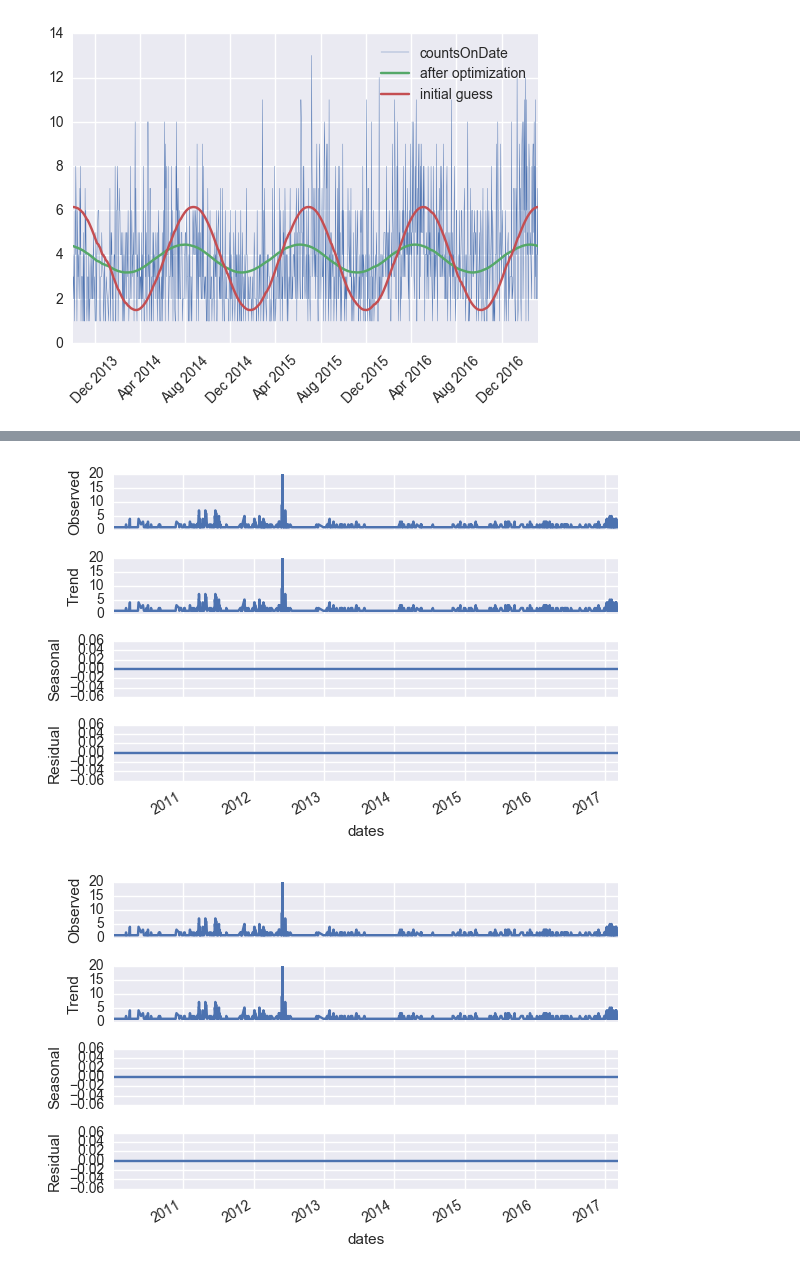
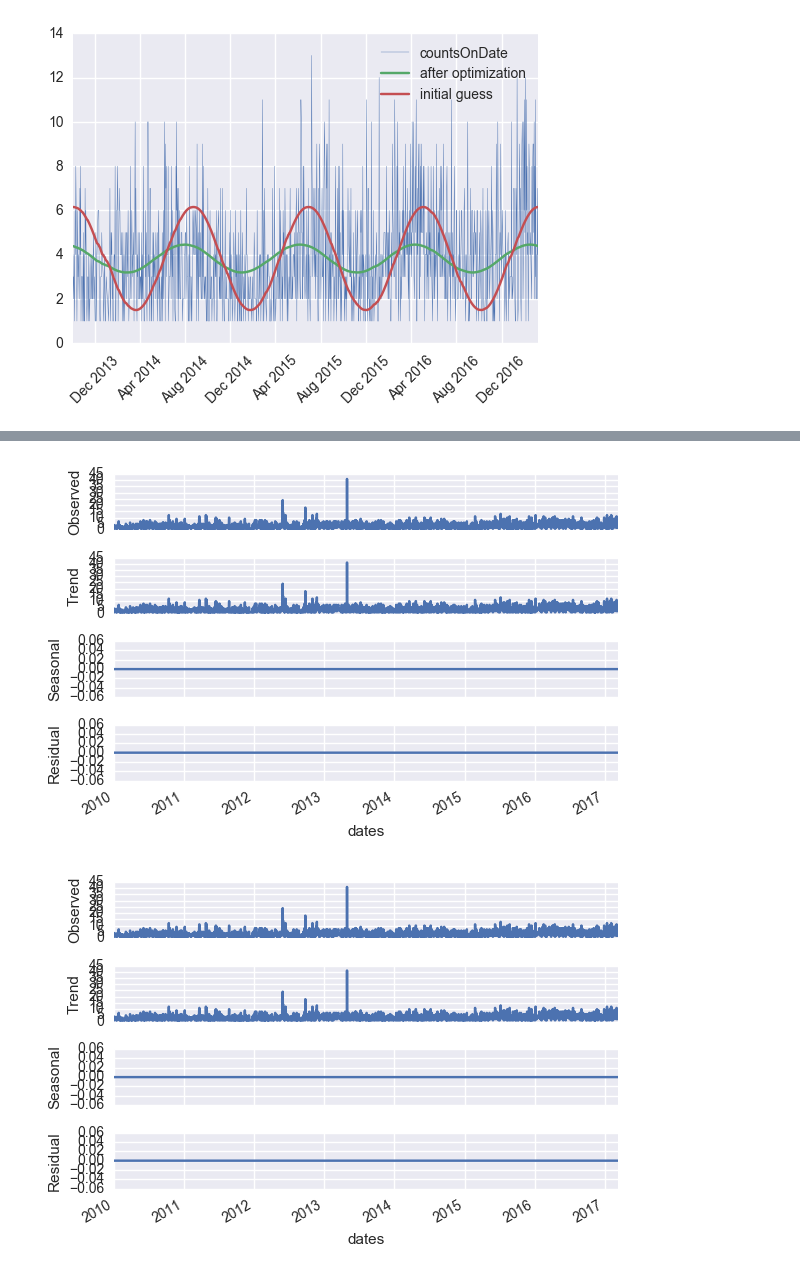
Before and after one commit to katieshakman/WaterComplaintsNYC, a Jupyter notebook: KSwater_quality_notebook-OverTime.ipynb, the cells around one changed output, grey strips where cells are left out. Drawn from its saved outputs; the diff is of its cells as text; code cells hidden in the pictures.

```diff
--- a/KSwater_quality_notebook-OverTime.ipynb
+++ b/KSwater_quality_notebook-OverTime.ipynb
@@ -209,7 +193,7 @@ dates
 # %%
 from statsmodels.tsa.seasonal import seasonal_decompose
-result = seasonal_decompose(sortedDF, model='additive', freq=1)
+result = seasonal_decompose(dateIdxSortedDF, model='additive', freq=1)
 result.plot()
 # %% [output]
-[figure, old version]
+[figure, new version]
-[figure, old version]
+[figure, new version]
```
Also changed, not shown: parts of 6 cells of this notebook.
